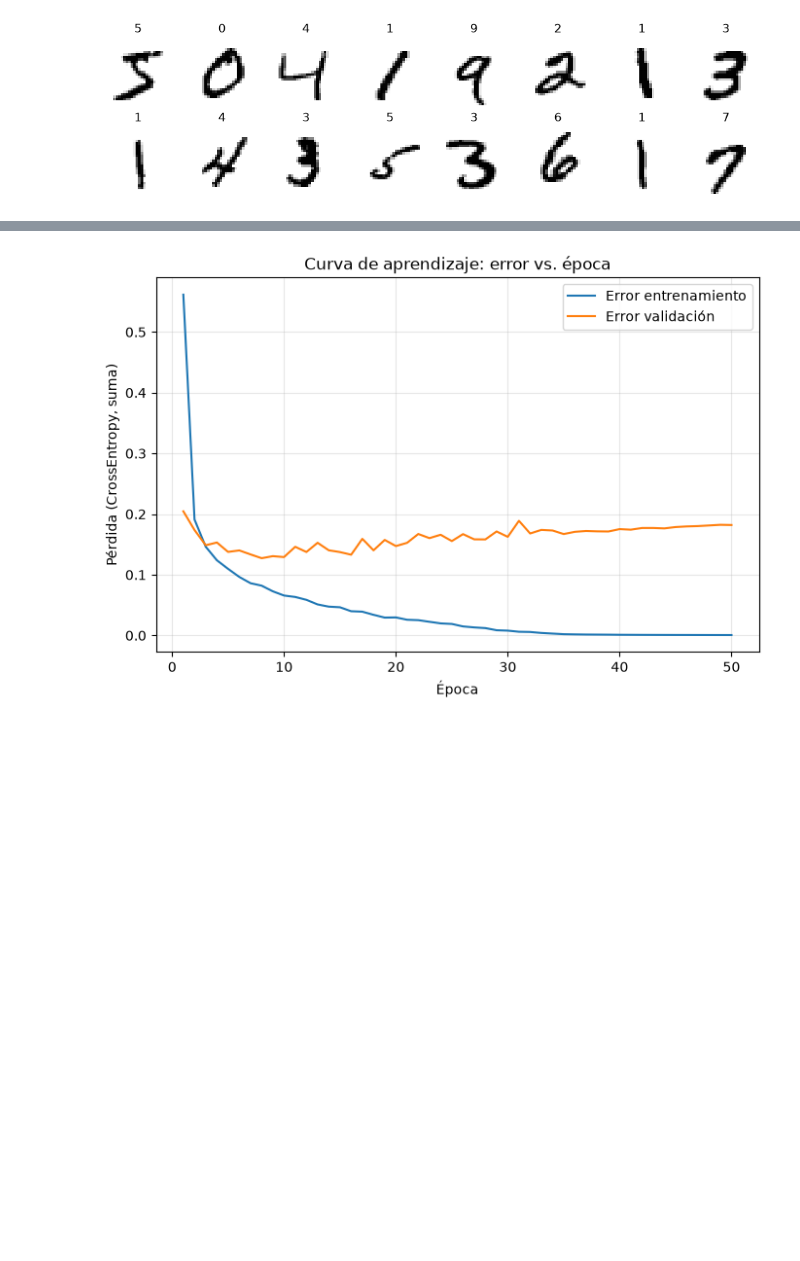
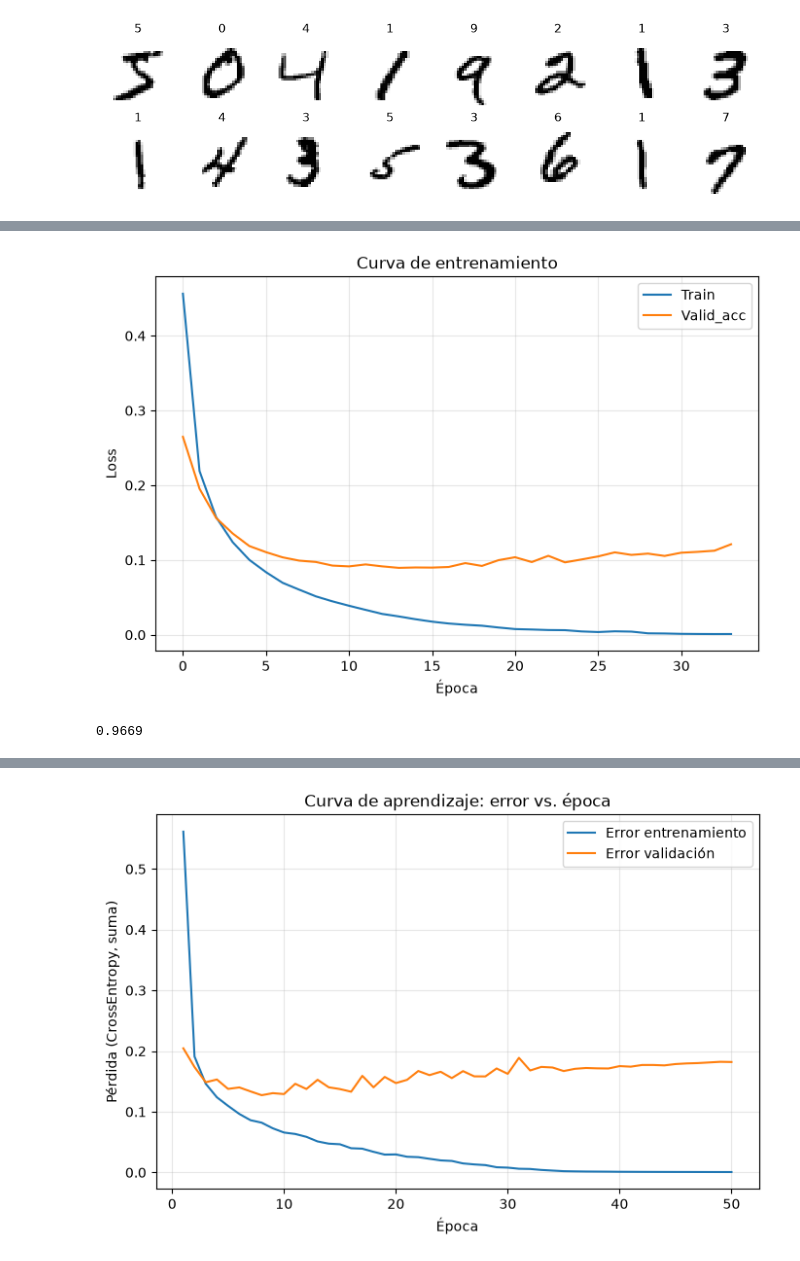
Before and after one commit to gggelme/pytorch_redes_ii, a Jupyter notebook: src/redes_neuronales_ii/Guia_1_alumno.ipynb, the cells around one changed output, grey strips where cells are left out. Saved outputs shown, nothing was run; the diff lists cells and outputs as text; code cells hidden in the pictures; blank space fills up the shorter version.

```diff
--- a/src/redes_neuronales_ii/Guia_1_alumno.ipynb
+++ b/src/redes_neuronales_ii/Guia_1_alumno.ipynb
@@ -383,0 +510,3 @@ test_loader  = DataLoader(DF_test, batch_size=128)
+# %%
+modelo = PerceptronMulticapa_PRO(DF_train.X.shape[1], n_hid = 129, n_out = len(DF_train.y.unique()), salida_sigmoidea=False, clasificacion = True, lr=1e-3)
+hist = entrenar_MLP(modelo, train_loader, val_loader)
@@ -384,3 +515,19 @@ test_loader  = DataLoader(DF_test, batch_size=128)
+# %%
+plt.figure(figsize=(8,5))
+plt.plot(hist["train"], label="Train")
+plt.plot(hist["valid"], label="Valid_acc")
+plt.xlabel("Época")
+plt.ylabel("Loss")
+plt.title("Curva de entrenamiento")
+plt.legend()
+plt.grid(True, alpha=0.3)
+plt.show()
+# %% [output]
+[figure, added]
+# %%
+print(modelo.test_accuracy(test_loader))
+# %% [output]
+0.9669
 # %%
 # ====================== COMPLETAR ======================
 # ========================================================
```
Also changed, not shown: parts of 23 cells of this notebook, 14 other files.
